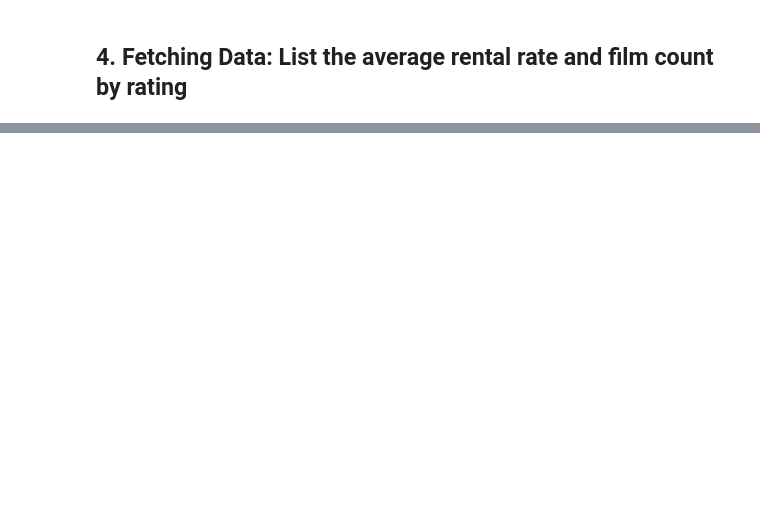
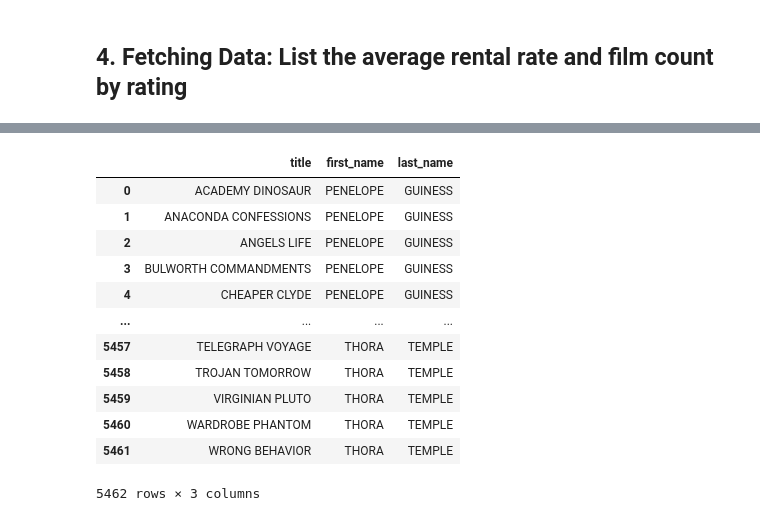
Before and after one commit to yjiahao/dsa3101, a Jupyter notebook: workshop5/Lec05_Fetching SQL Queries.ipynb, the cells around one changed output, grey strips where cells are left out. Saved outputs shown, nothing was run; the diff lists cells and outputs as text; code cells hidden in the pictures; blank space fills up the shorter version.

```diff
--- a/workshop5/Lec05_Fetching SQL Queries.ipynb
+++ b/workshop5/Lec05_Fetching SQL Queries.ipynb
@@ -125,0 +269,33 @@ Error:
+# %%
+# Find the titles of films together with the names of the actors
+# who acted in them.
+sql: str = (
+    '''
+SELECT
+    f.title,
+    a.first_name,
+    a.last_name
+FROM
+    film f, film_actor fa, actor a
+WHERE
+    f.film_id = fa.film_id
+    AND a.actor_id = fa.actor_id;
+'''
+)
+
+df = pd.read_sql(sql, con=engine)
+df
+# %% [output]
+|  | title | first_name | last_name |
+| 0 | ACADEMY DINOSAUR | PENELOPE | GUINESS |
+| 1 | ANACONDA CONFESSIONS | PENELOPE | GUINESS |
+| 2 | ANGELS LIFE | PENELOPE | GUINESS |
+| 3 | BULWORTH COMMANDMENTS | PENELOPE | GUINESS |
+| 4 | CHEAPER CLYDE | PENELOPE | GUINESS |
+| ... | ... | ... | ... |
+| 5457 | TELEGRAPH VOYAGE | THORA | TEMPLE |
+| 5458 | TROJAN TOMORROW | THORA | TEMPLE |
+| 5459 | VIRGINIAN PLUTO | THORA | TEMPLE |
+| 5460 | WARDROBE PHANTOM | THORA | TEMPLE |
+| 5461 | WRONG BEHAVIOR | THORA | TEMPLE |
+5462 rows × 3 columns
```
Also changed, not shown: parts of 10 cells of this notebook, 1 other file.
